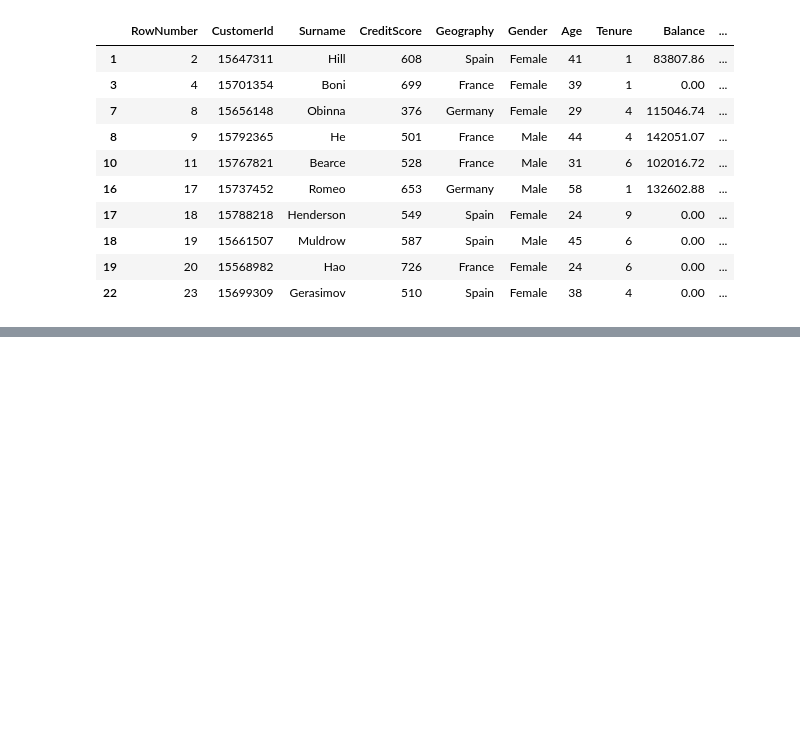
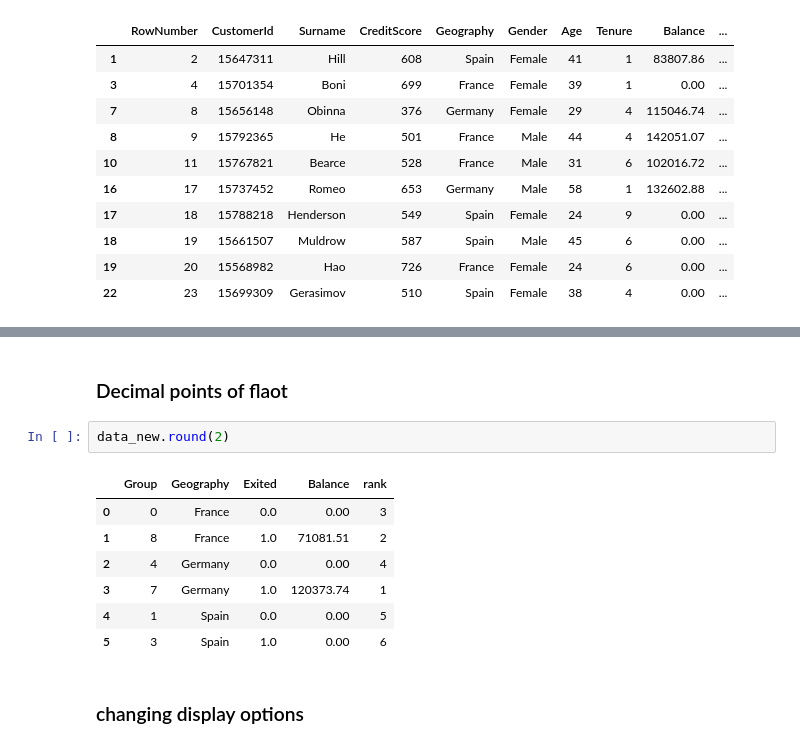
Before and after one commit to Iswaqasahmed/Pandas, a Jupyter notebook: quick_crack_pandas.ipynb, the cells around one changed output, grey strips where cells are left out. Drawn from its saved outputs; the diff is of its cells as text; blank space fills up the shorter version.

```diff
--- a/quick_crack_pandas.ipynb
+++ b/quick_crack_pandas.ipynb
@@ -330,0 +563,14 @@ data[data['Tenure'].isin([4,6,9,1,0])][:10] # ( [: 3]  row, colum)
+# %% [markdown]
+### Decimal points of flaot
+# %%
+data_new.round(2)
+# %% [output]
+|  | Group | Geography | Exited | Balance | rank |
+| 0 | 0 | France | 0.0 | 0.00 | 3 |
+| 1 | 8 | France | 1.0 | 71081.51 | 2 |
+| 2 | 4 | Germany | 0.0 | 0.00 | 4 |
+| 3 | 7 | Germany | 1.0 | 120373.74 | 1 |
+| 4 | 1 | Spain | 0.0 | 0.00 | 5 |
+| 5 | 3 | Spain | 1.0 | 0.00 | 6 |
+# %% [markdown]
+### changing display options
```
Also changed, not shown: parts of 55 cells of this notebook.
